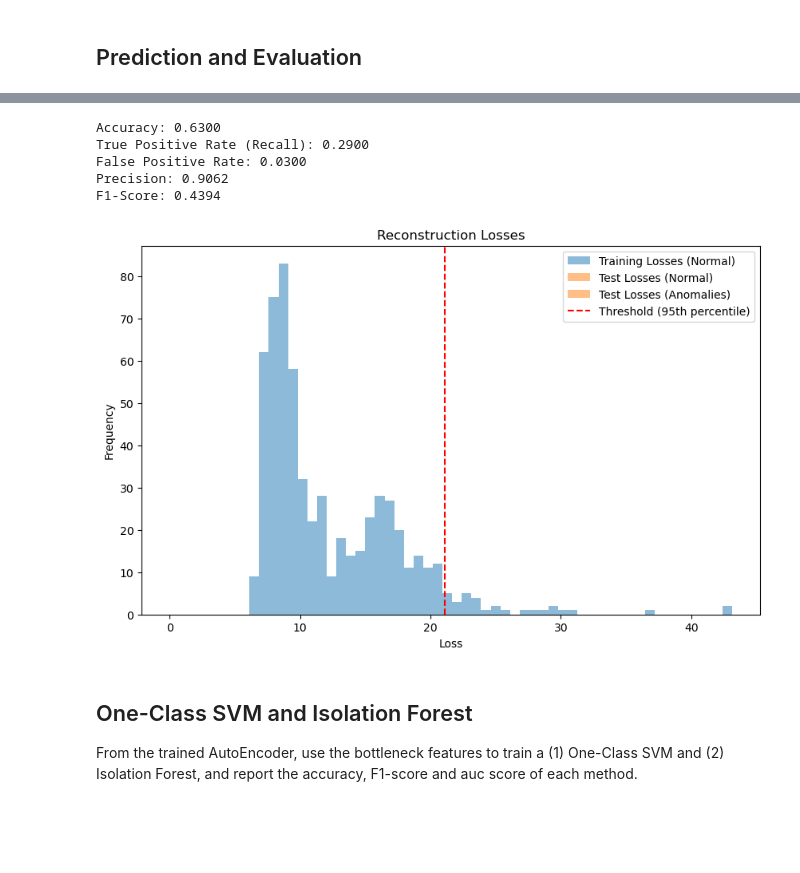
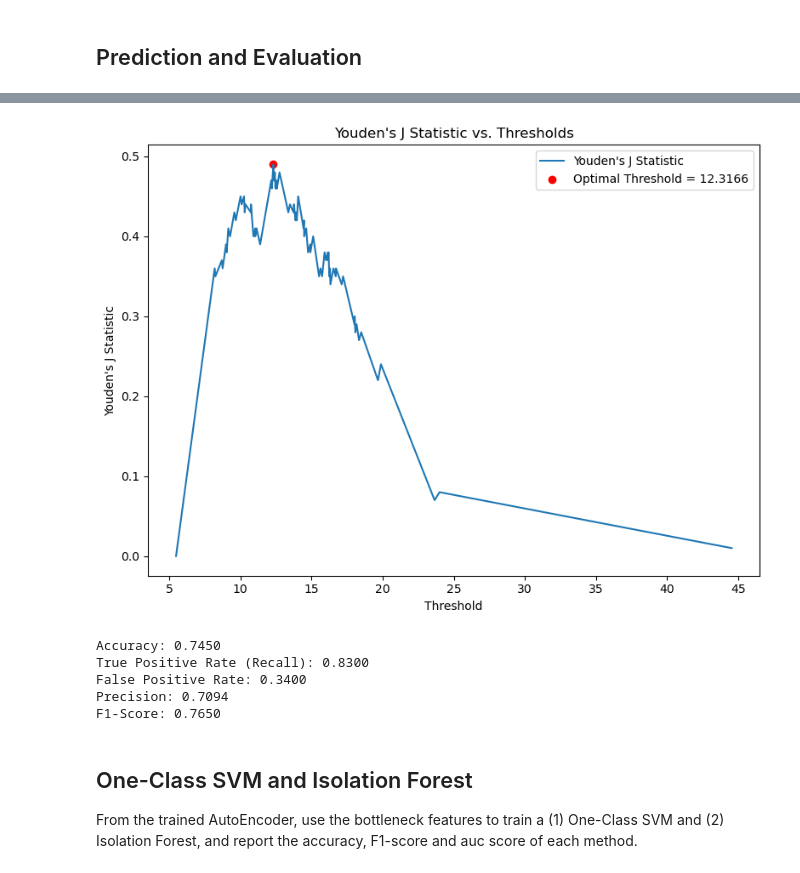
Before and after one commit to j0shcd/ml4pm, a Jupyter notebook: assignment_2/Josh_Graded_Exercise_2.ipynb, the cells around one changed output, grey strips where cells are left out. Cells and saved outputs as stored; diff of their text form; code cells hidden in the pictures; blank space fills up the shorter version.

```diff
--- a/assignment_2/Josh_Graded_Exercise_2.ipynb
+++ b/assignment_2/Josh_Graded_Exercise_2.ipynb
@@ -524,12 +548,15 @@ y_pred = (y_scores >= threshold).astype(int)
+# %%
+plot_Youden_J(thresholds, J_stat, optimal_idx)
+# %% [output]
+[figure, added]
 # %%
-# Compute confusion matrix
-tn, fp, fn, tp = confusion_matrix(y_true, y_pred).ravel()
+y_pred = (y_scores >= optimal_threshold).astype(int)
 
-# Compute metrics
-accuracy = accuracy_score(y_true, y_pred)
-tpr_value = recall_score(y_true, y_pred)
-precision = precision_score(y_true, y_pred)
-f1 = f1_score(y_true, y_pred)
+tn, fp, fn, tp = metrics.confusion_matrix(y_true, y_pred).ravel()
+accuracy = metrics.accuracy_score(y_true, y_pred)
+tpr_value = metrics.recall_score(y_true, y_pred)
+precision = metrics.precision_score(y_true, y_pred)
+f1 = metrics.f1_score(y_true, y_pred)
 fpr_value = fp / (fp + tn)
 
 # Print the results
@@ -539,24 +566,11 @@ print(f"False Positive Rate: {fpr_value:.4f}")
 print(f"Precision: {precision:.4f}")
 print(f"F1-Score: {f1:.4f}")
 # %% [output]
-Accuracy: 0.6300
-True Positive Rate (Recall): 0.2900
-False Positive Rate: 0.0300
-Precision: 0.9062
-F1-Score: 0.4394
+Accuracy: 0.7450
+True Positive Rate (Recall): 0.8300
+False Positive Rate: 0.3400
+Precision: 0.7094
+F1-Score: 0.7650
-# %%
-plt.figure(figsize=(10, 6))
-plt.hist(train_losses, bins=50, alpha=0.5, label='Training Losses (Normal)')
-plt.hist(y_scores[y_true == 0], bins=50, alpha=0.5, label='Test Losses (Normal)')
-plt.hist(y_scores[y_true == 1], bins=50, alpha=0.5, label='Test Losses (Anomalies)')
-plt.axvline(threshold, color='red', linestyle='--', label=f'Threshold ({percentile}th percentile)')
-plt.title('Reconstruction Losses')
-plt.xlabel('Loss')
-plt.ylabel('Frequency')
-plt.legend()
-plt.show()
-# %% [output]
-[figure, removed]
 # %% [markdown]
 ## One-Class SVM and Isolation Forest
 
```
Also changed, not shown: parts of 29 cells of this notebook.
